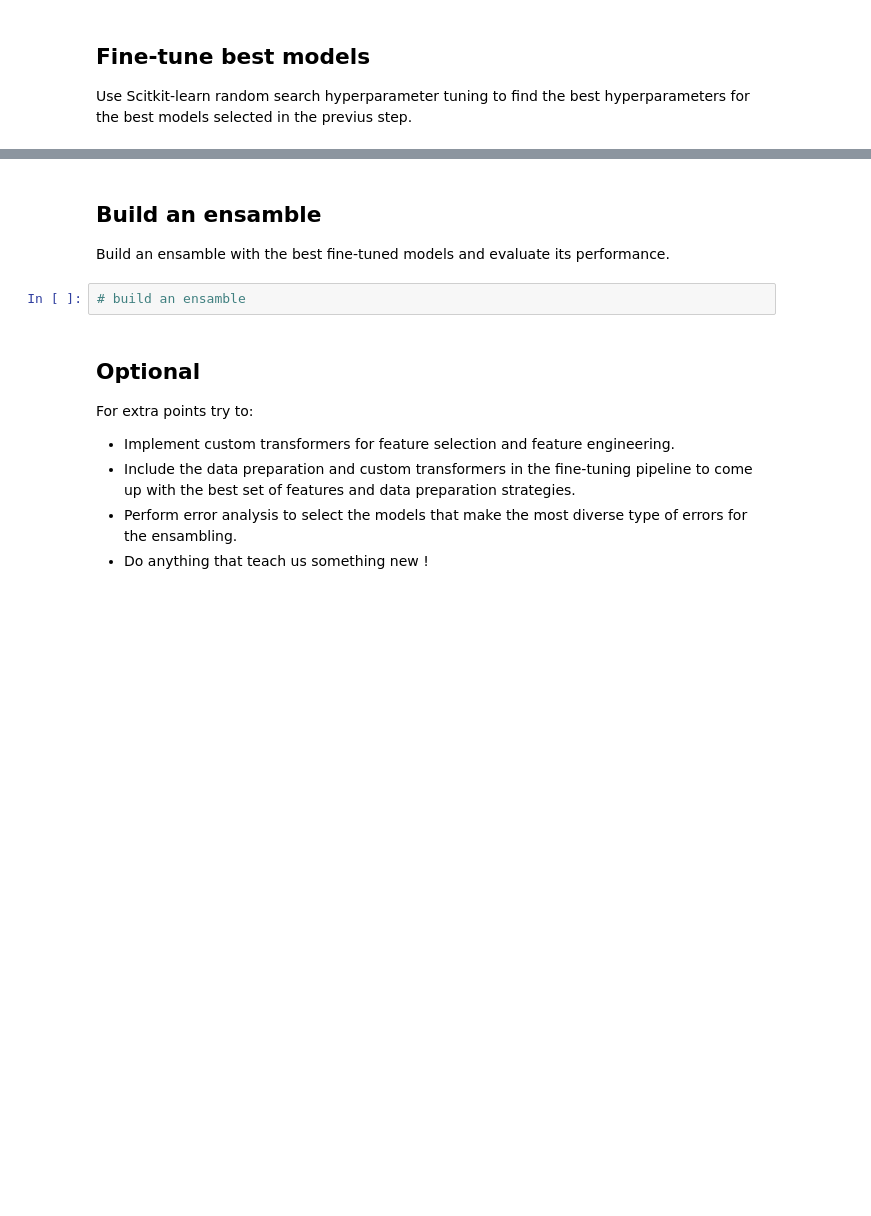
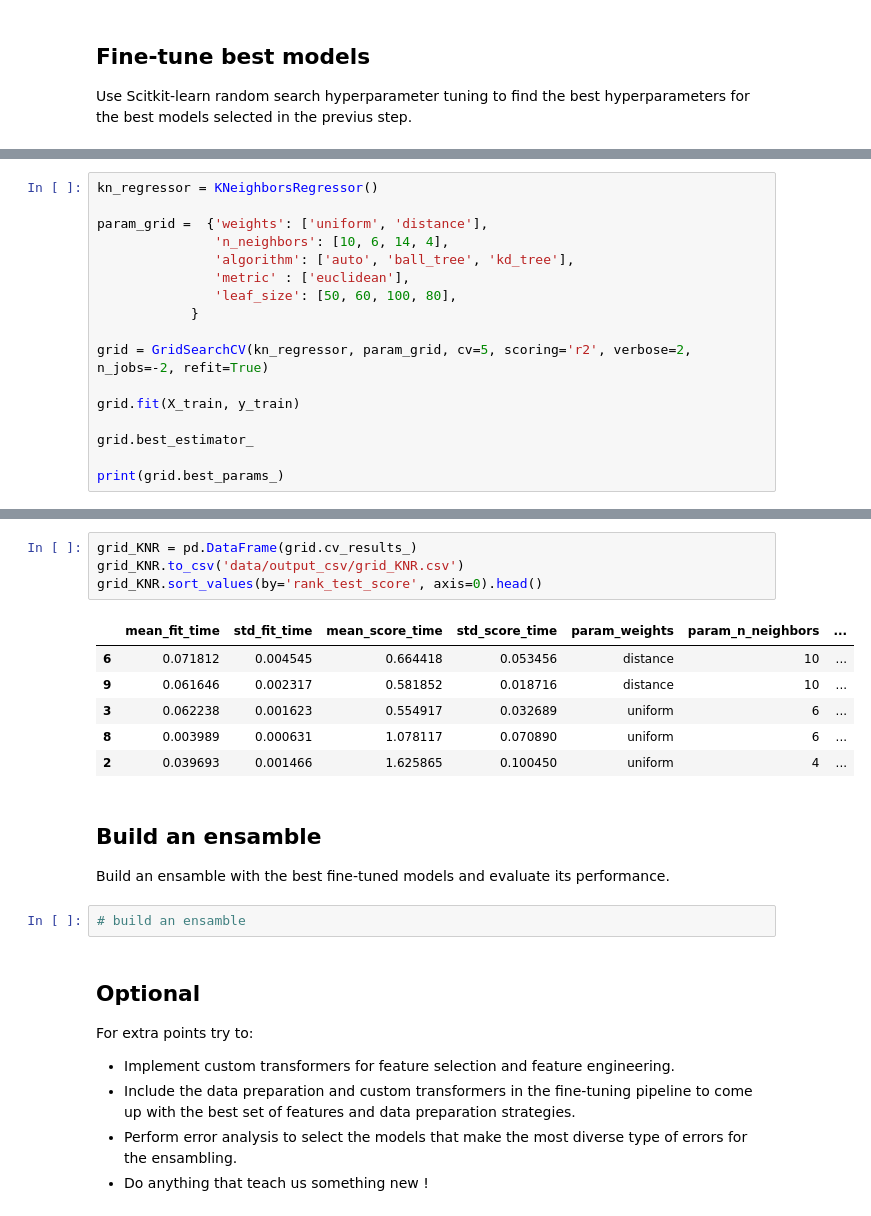
Before and after one commit to mikongame/California-Housing-Prices-Machine-Learning-Test-for-E-sports-Trading-SL, a Jupyter notebook: test_ml.ipynb, the cells around one changed output, grey strips where cells are left out. Drawn from its saved outputs; the diff is of its cells as text; blank space fills up the shorter version.

```diff
--- a/test_ml.ipynb
+++ b/test_ml.ipynb
@@ -509,0 +807,17 @@ Use Scitkit-learn random search hyperparameter tuning to find the best hyperpara
+# %%
+kn_regressor = KNeighborsRegressor()
+
+param_grid =  {'weights': ['uniform', 'distance'],
+               'n_neighbors': [10, 6, 14, 4],
+               'algorithm': ['auto', 'ball_tree', 'kd_tree'],
+               'metric' : ['euclidean'],
+               'leaf_size': [50, 60, 100, 80],
+            }
+
+grid = GridSearchCV(kn_regressor, param_grid, cv=5, scoring='r2', verbose=2, n_jobs=-2, refit=True)
+
+grid.fit(X_train, y_train)
+
+grid.best_estimator_
+
+print(grid.best_params_)
@@ -510,3 +832,14 @@ Use Scitkit-learn random search hyperparameter tuning to find the best hyperpara
+# %%
+grid_KNR = pd.DataFrame(grid.cv_results_)
+grid_KNR.to_csv('data/output_csv/grid_KNR.csv')
+grid_KNR.sort_values(by='rank_test_score', axis=0).head()
+# %% [output]
+|  | mean_fit_time | std_fit_time | mean_score_time | std_score_time | param_weights | param_n_neighbors | ... |
+| 6 | 0.071812 | 0.004545 | 0.664418 | 0.053456 | distance | 10 | ... |
+| 9 | 0.061646 | 0.002317 | 0.581852 | 0.018716 | distance | 10 | ... |
+| 3 | 0.062238 | 0.001623 | 0.554917 | 0.032689 | uniform | 6 | ... |
+| 8 | 0.003989 | 0.000631 | 1.078117 | 0.070890 | uniform | 6 | ... |
+| 2 | 0.039693 | 0.001466 | 1.625865 | 0.100450 | uniform | 4 | ... |
 # %% [markdown]
 ## Build an ensamble
 
```
Also changed, not shown: parts of 50 cells of this notebook, 25 other files.
